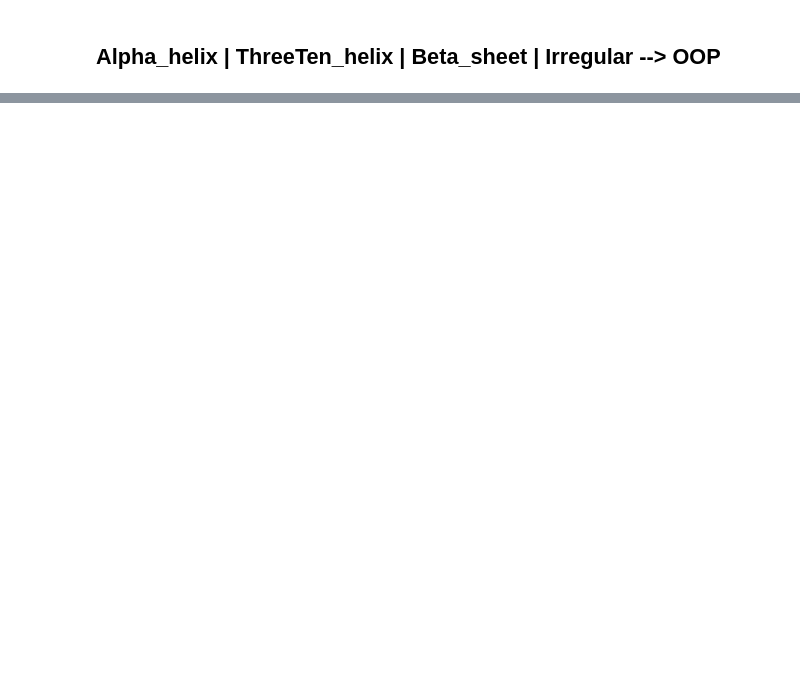
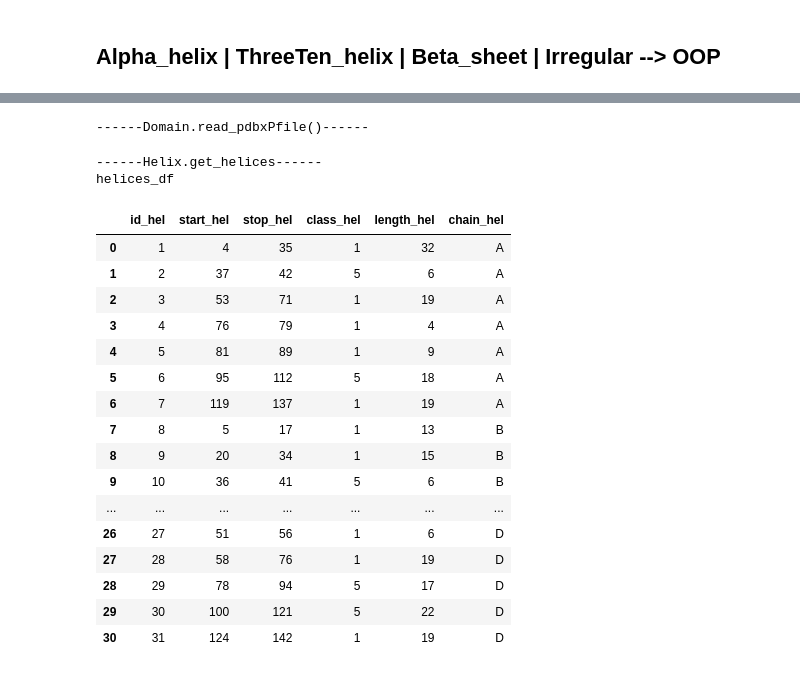
Before and after one commit to Olga-Bagrova/DistrProtStruc, a Jupyter notebook: Develop.ipynb, the cells around one changed output, grey strips where cells are left out. Cells and saved outputs as stored; diff of their text form; code cells hidden in the pictures; blank space fills up the shorter version.

Commit message:
Complete Alpha helix processing

```diff
--- a/Develop.ipynb
+++ b/Develop.ipynb
@@ -1198,0 +1206,32 @@ calculate_length(df)
+# %%
+def calculate_distribution(structures_df, length_dom, start_dom, structure_obj):
+    '''создаёт список длиной скоkько а.о. и заполняет 1 там где есть структура
+    [Вход: датафрейм со спиралями structures_df, длина белка l, начало белка start_dom.
+    Вызывается в Alpha_helix ThreeTen_helix и Beta_sheets'''
+    print('-----calculate_distribution----')
+    #print(f'length_dom={length_dom}, start_dom={start_dom}')
+
+    #Считываем нужные альфа-спирали в список
+    struc_distr = [0] * length_dom#список, где будем выставлять наличие альфа-спиралей
+
+    #заполняем его (это тот, что в аминокислотных остатках)
+    for i in range(0, len(structures_df)):#
+        start = int(structures_df.iloc[i]["start_hel"])
+        stop = int(structures_df.iloc[i]["stop_hel"])
+        #print("СТАРТ=", start, " СТОП=", stop)
+        #ставим относительно начала и конца домена с учётом, что в списке начало с 0, а не 1 и учёт домена
+        start = start - structure_obj.start_dom
+        stop = stop - structure_obj.start_dom
+        #print("start=", start, " stop=", stop)
+
+        #вносим в нашу цепь данные
+        for aa in range (start, stop):#stop+1):
+            #print(f'aa={aa}')
+            struc_distr[aa] = 1
+            #print("struc_distr", struc_distr[c])
+    #print("Итого по цепи")
+    #for i in range(0, len(struc_distr)):
+        #print("struc_distr[",i,"]=", struc_distr[i])
+    struc_distr_scaled = scaler(struc_distr, length_dom)
+    print("struc_distr_scaled",struc_distr_scaled)
+    return struc_distr_scaled
@@ -1210,0 +1536,2 @@ calculate_length(df)
+# %%
+ah = AlphaHelix(PDBid='1A3N', length_dom=141, chain_dom='A', start_dom=1, stop_dom=131)
@@ -1210,0 +1545,26 @@ calculate_length(df)
+# %%
+ah.read_pdbxPfile()
+# %% [output]
+------Domain.read_pdbxPfile()------
+# %%
+ah.get_helices()
+# %% [output]
+------Helix.get_helices------
+helices_df
+|  | id_hel | start_hel | stop_hel | class_hel | length_hel | chain_hel |
+| 0 | 1 | 4 | 35 | 1 | 32 | A |
+| 1 | 2 | 37 | 42 | 5 | 6 | A |
+| 2 | 3 | 53 | 71 | 1 | 19 | A |
+| 3 | 4 | 76 | 79 | 1 | 4 | A |
+| 4 | 5 | 81 | 89 | 1 | 9 | A |
+| 5 | 6 | 95 | 112 | 5 | 18 | A |
+| 6 | 7 | 119 | 137 | 1 | 19 | A |
+| 7 | 8 | 5 | 17 | 1 | 13 | B |
+| 8 | 9 | 20 | 34 | 1 | 15 | B |
+| 9 | 10 | 36 | 41 | 5 | 6 | B |
+| ... | ... | ... | ... | ... | ... | ... |
+| 26 | 27 | 51 | 56 | 1 | 6 | D |
+| 27 | 28 | 58 | 76 | 1 | 19 | D |
+| 28 | 29 | 78 | 94 | 5 | 17 | D |
+| 29 | 30 | 100 | 121 | 5 | 22 | D |
+| 30 | 31 | 124 | 142 | 1 | 19 | D |
```
Also changed, not shown: parts of 41 cells of this notebook.
